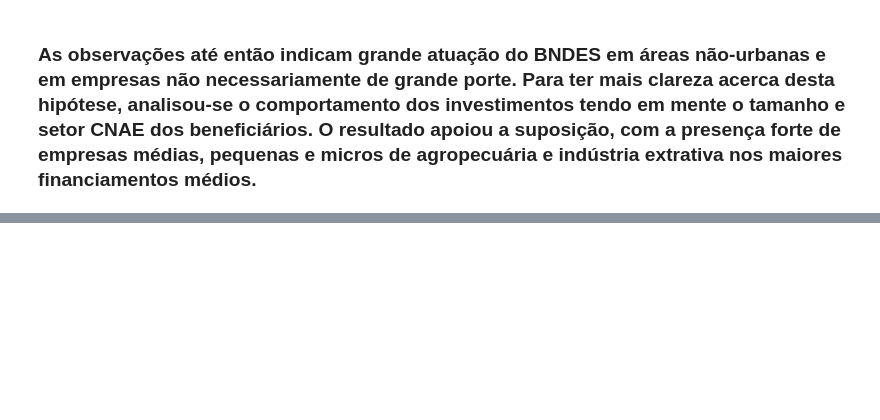
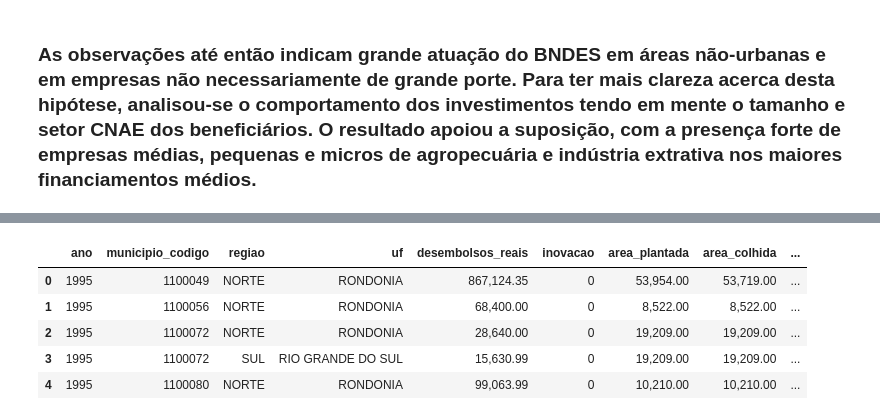
Before and after one commit to EricaFer/BNDES, a Jupyter notebook: Relatório/EDA.ipynb, the cells around one changed output, grey strips where cells are left out. Cells and saved outputs as stored; diff of their text form; code cells hidden in the pictures; blank space fills up the shorter version.

```diff
--- a/Relatório/EDA.ipynb
+++ b/Relatório/EDA.ipynb
@@ -162,0 +194,18 @@ desembolso_por_porte.head()
+# %%
+agro_mun = pd.merge(
+    (desembolsos_df.loc[(desembolsos_df["setor_bndes"] == "AGROPECUÁRIA")].groupby(["ano", "municipio_codigo", "regiao", "uf"]).agg(
+        desembolsos_reais=("desembolsos_reais", "sum"),
+        inovacao=("inovacao", lambda x: x.tolist().count("SIM"))
+    ).reset_index()),
+    pam_df,
+    how="left",
+    on=["ano", "municipio_codigo"]
+)
+agro_mun.head()
+# %% [output]
+|  | ano | municipio_codigo | regiao | uf | desembolsos_reais | inovacao | area_plantada | area_colhida | ... |
+| 0 | 1995 | 1100049 | NORTE | RONDONIA | 867,124.35 | 0 | 53,954.00 | 53,719.00 | ... |
+| 1 | 1995 | 1100056 | NORTE | RONDONIA | 68,400.00 | 0 | 8,522.00 | 8,522.00 | ... |
+| 2 | 1995 | 1100072 | NORTE | RONDONIA | 28,640.00 | 0 | 19,209.00 | 19,209.00 | ... |
+| 3 | 1995 | 1100072 | SUL | RIO GRANDE DO SUL | 15,630.99 | 0 | 19,209.00 | 19,209.00 | ... |
+| 4 | 1995 | 1100080 | NORTE | RONDONIA | 99,063.99 | 0 | 10,210.00 | 10,210.00 | ... |
```
Also changed, not shown: parts of 4 cells of this notebook.
